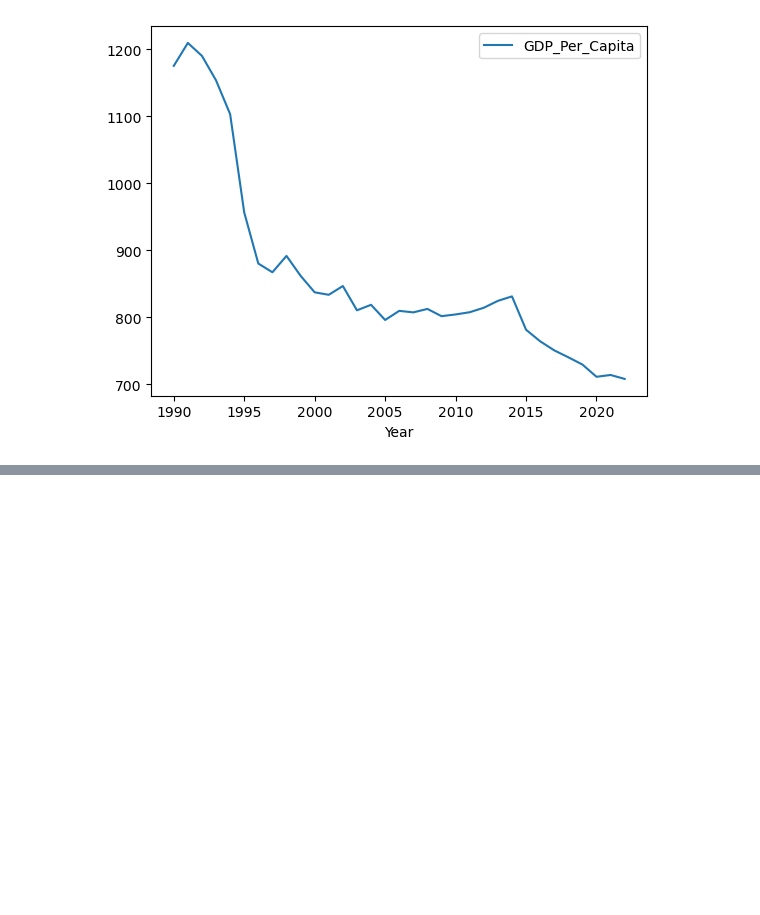
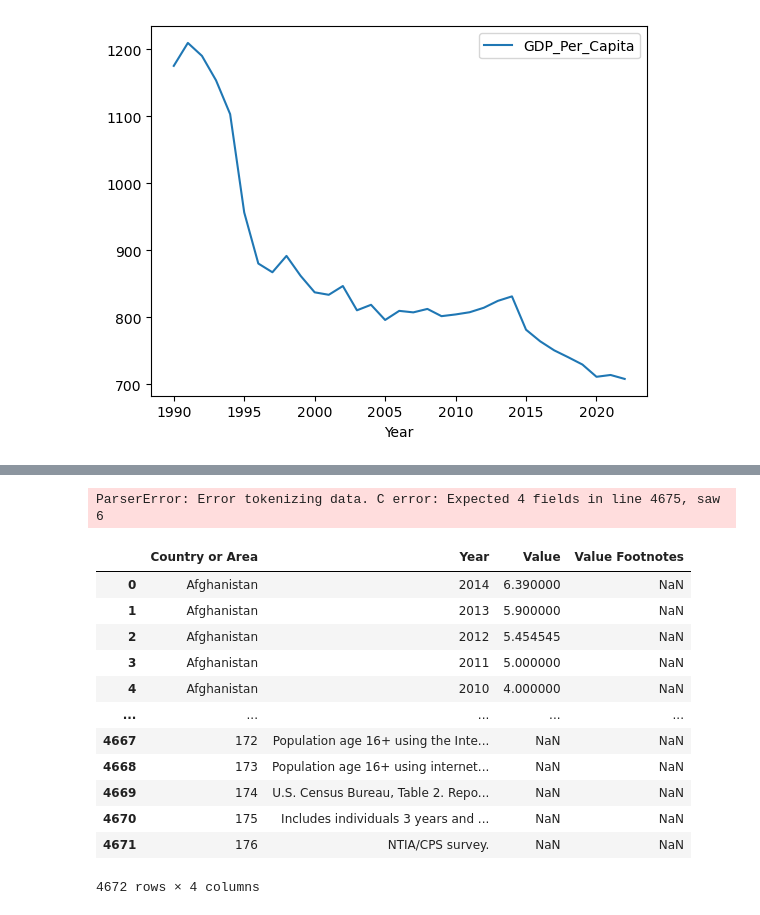
Before and after one commit to NSS-Data-Analytics-Cohort-10/gdp-and-internet-usage-rushichokshi, a Jupyter notebook: notebooks/un_notebook.ipynb, the cells around one changed output, grey strips where cells are left out. Saved outputs shown, nothing was run; the diff lists cells and outputs as text; code cells hidden in the pictures; blank space fills up the shorter version.

```diff
--- a/notebooks/un_notebook.ipynb
+++ b/notebooks/un_notebook.ipynb
@@ -446,0 +470,22 @@ gdp_df
+# %%
+internet_df = pd.read_csv('../data/internet_use.csv')
+internet_df
+# %% [output]
+ParserError: Error tokenizing data. C error: Expected 4 fields in line 4675, saw 6
+# %%
+internet_df = pd.read_csv("../data/internet_use.csv", skiprows=0, nrows = 4672)
+internet_df
+# %% [output]
+|  | Country or Area | Year | Value | Value Footnotes |
+| 0 | Afghanistan | 2014 | 6.390000 | NaN |
+| 1 | Afghanistan | 2013 | 5.900000 | NaN |
+| 2 | Afghanistan | 2012 | 5.454545 | NaN |
+| 3 | Afghanistan | 2011 | 5.000000 | NaN |
+| 4 | Afghanistan | 2010 | 4.000000 | NaN |
+| ... | ... | ... | ... | ... |
+| 4667 | 172 | Population age 16+ using the Inte... | NaN | NaN |
+| 4668 | 173 | Population age 16+ using internet... | NaN | NaN |
+| 4669 | 174 | U.S. Census Bureau, Table 2. Repo... | NaN | NaN |
+| 4670 | 175 | Includes individuals 3 years and ... | NaN | NaN |
+| 4671 | 176 | NTIA/CPS survey. | NaN | NaN |
+4672 rows × 4 columns
```
Also changed, not shown: parts of 4 cells of this notebook.
